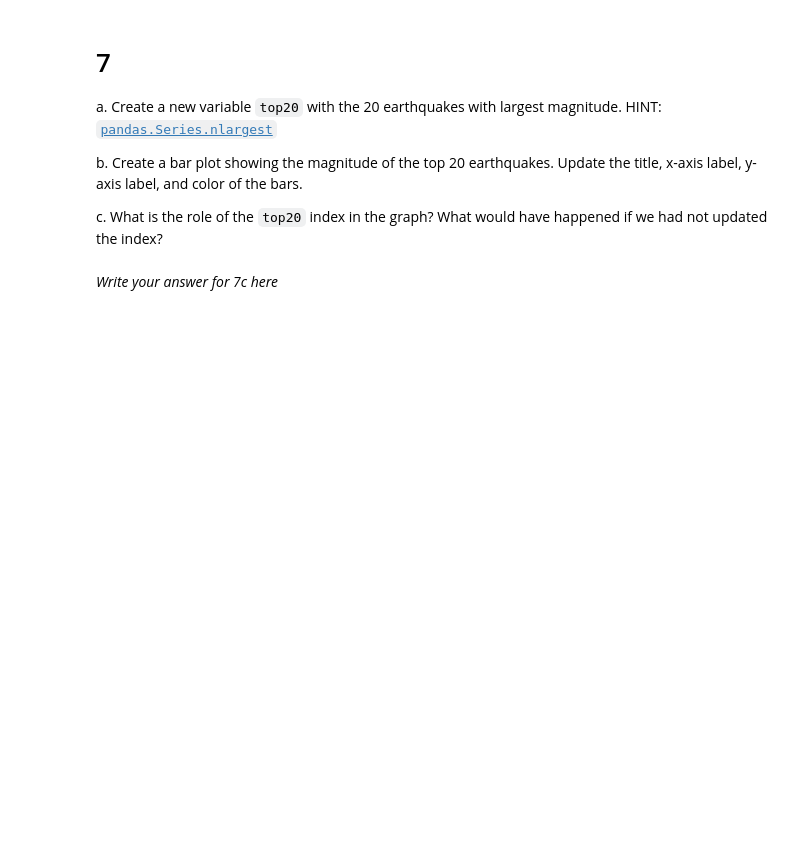
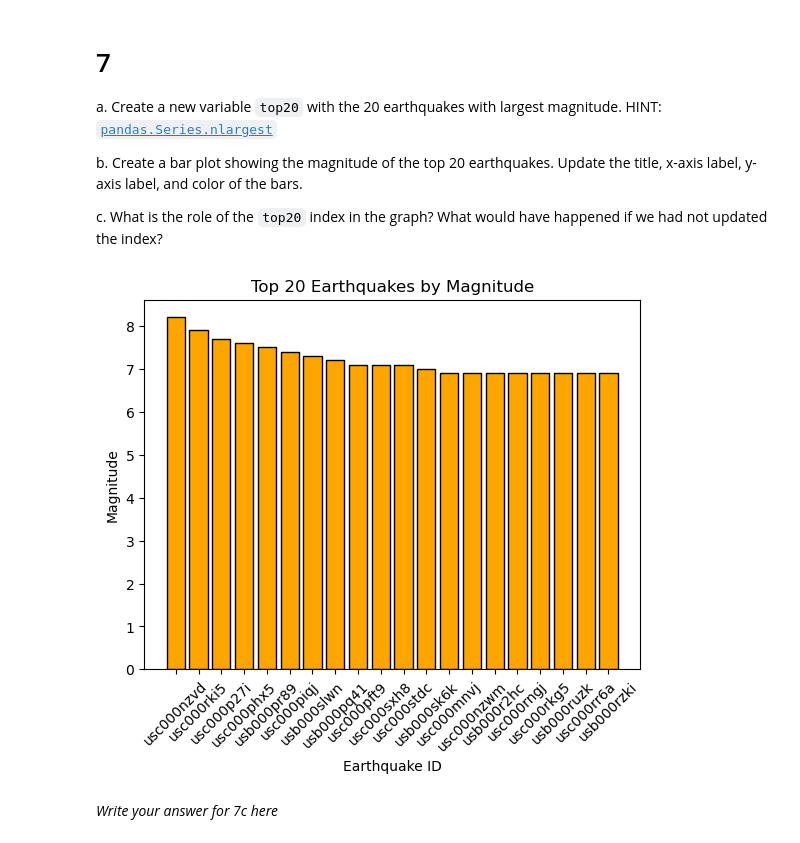
Before and after one commit to maxwellpatt/eds220-hwk-1, a Jupyter notebook: hwk1-task4.ipynb, the cells around one changed output. Drawn from its saved outputs; the diff is of its cells as text; code cells hidden in the pictures; blank space fills up the shorter version.

Commit message:
added bar chart

```diff
--- a/hwk1-task4.ipynb
+++ b/hwk1-task4.ipynb
@@ -166,3 +171,28 @@ c. What is the role of the `top20` index in the graph? What would have happened
+# %%
+# a
+# use .nlargest() to find 20 biggest earthquakes
+top20 = eqk.nlargest(20, 'mag')
+# %%
+# b
+# generate bar graph with 20 largest events
+plt.bar(top20.index, top20['mag'], color='orange', edgecolor='black')
+
+# add title
+plt.title('Top 20 Earthquakes by Magnitude')
+
+# add x label
+plt.xlabel('Earthquake ID')
+
+# add y label
+plt.ylabel('Magnitude')
+
+# rotate x labels to improve readability
+plt.xticks(rotation=45)
+
+# display bar chart
+plt.show()
+# %% [output]
+[figure, added]
 # %% [markdown]
 *Write your answer for 7c here*
 # %% [markdown]
```
Also changed, not shown: parts of 2 cells of this notebook.
